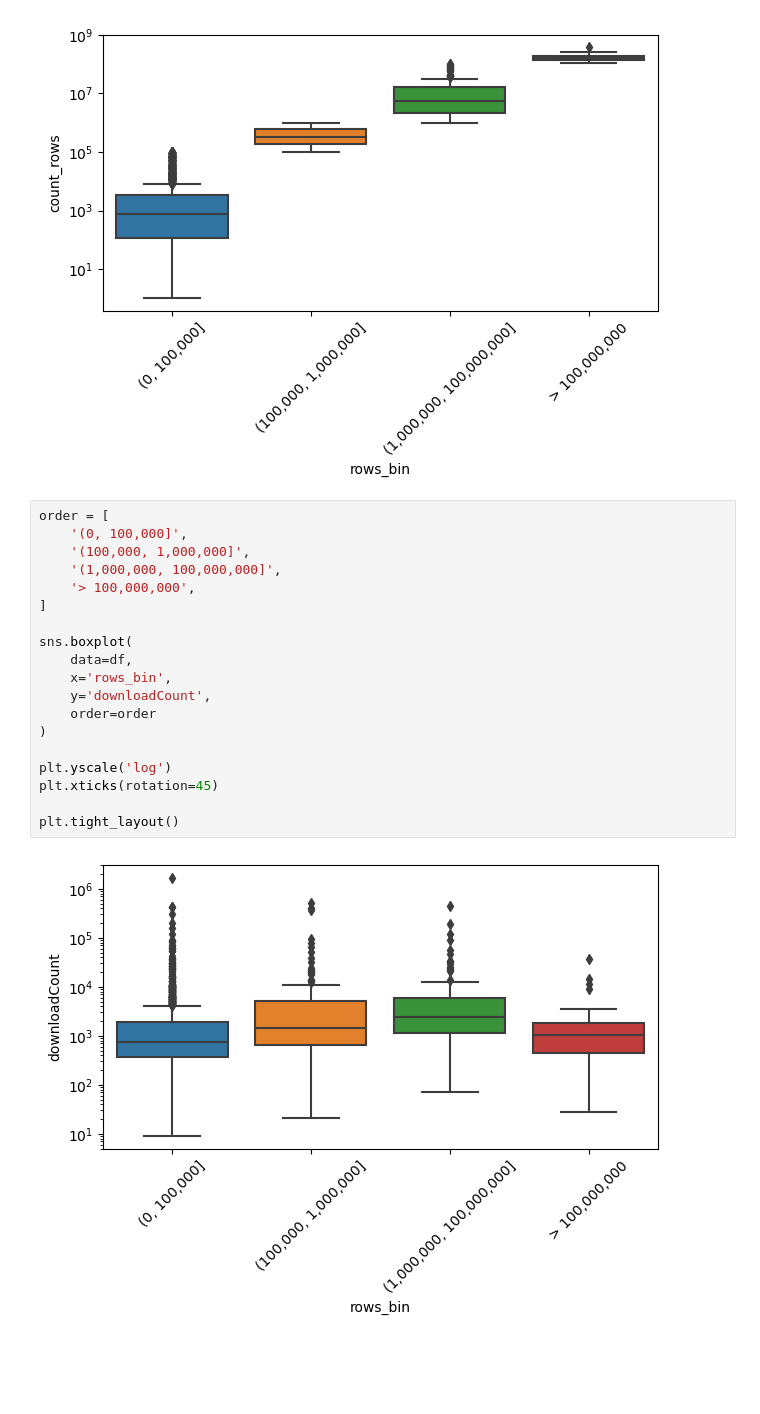
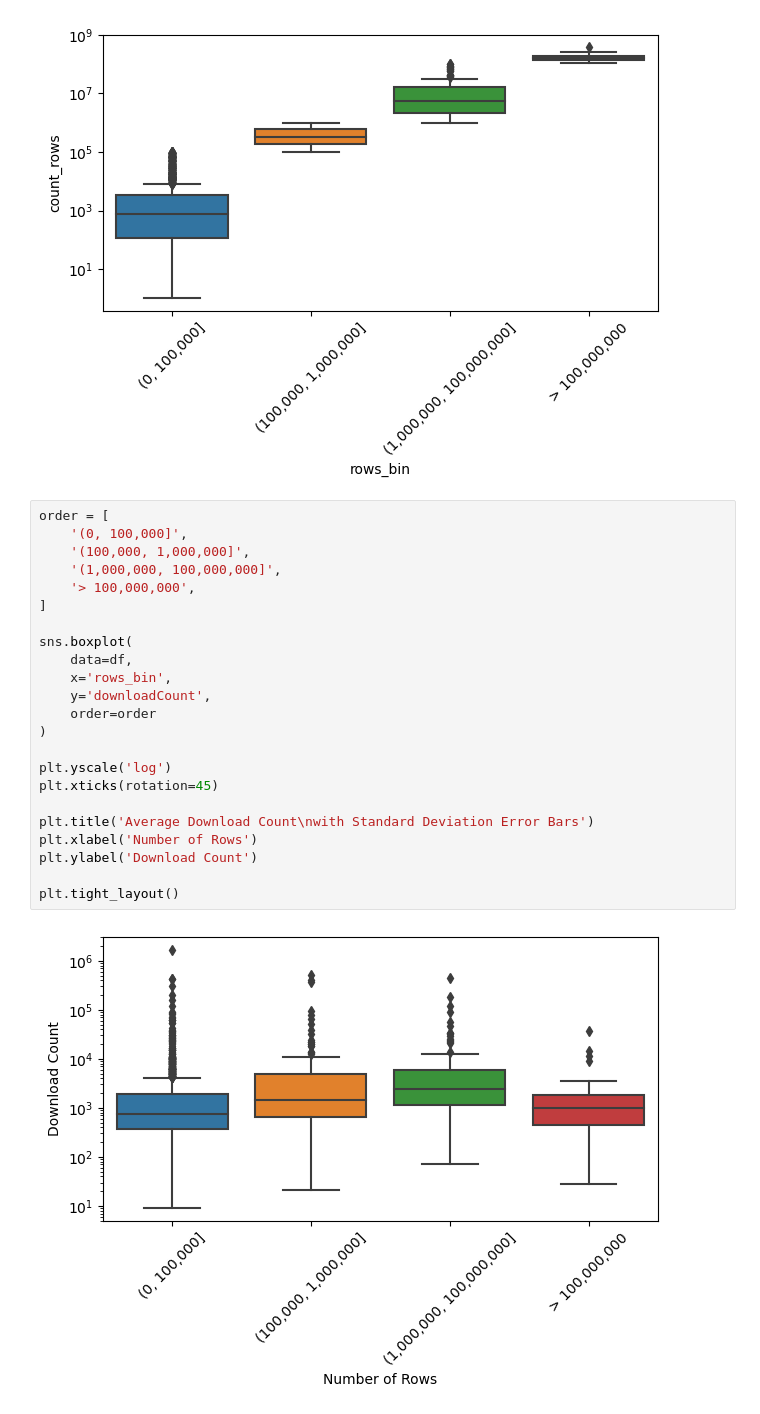
Before and after one commit to mebauer/nyc-open-bigdata, a Jupyter notebook: analysis.ipynb, the cells around one changed output. Drawn from its saved outputs; the diff is of its cells as text; blank space fills up the shorter version.

```diff
--- a/analysis.ipynb
+++ b/analysis.ipynb
@@ -678,21 +678,25 @@ plt.tight_layout()
 # %%
 order = [
     '(0, 100,000]',
     '(100,000, 1,000,000]',
     '(1,000,000, 100,000,000]',
     '> 100,000,000',
 ]
 
 sns.boxplot(
     data=df,
     x='rows_bin',
     y='downloadCount',
     order=order
 )
 
 plt.yscale('log')
 plt.xticks(rotation=45)
 
+plt.title('Average Download Count\nwith Standard Deviation Error Bars')
+plt.xlabel('Number of Rows')
+plt.ylabel('Download Count')
+
 plt.tight_layout()
 # %% [output]
-[figure, old version]
+[figure, new version]
```
Also changed, not shown: parts of 26 cells of this notebook, 2 other files.
